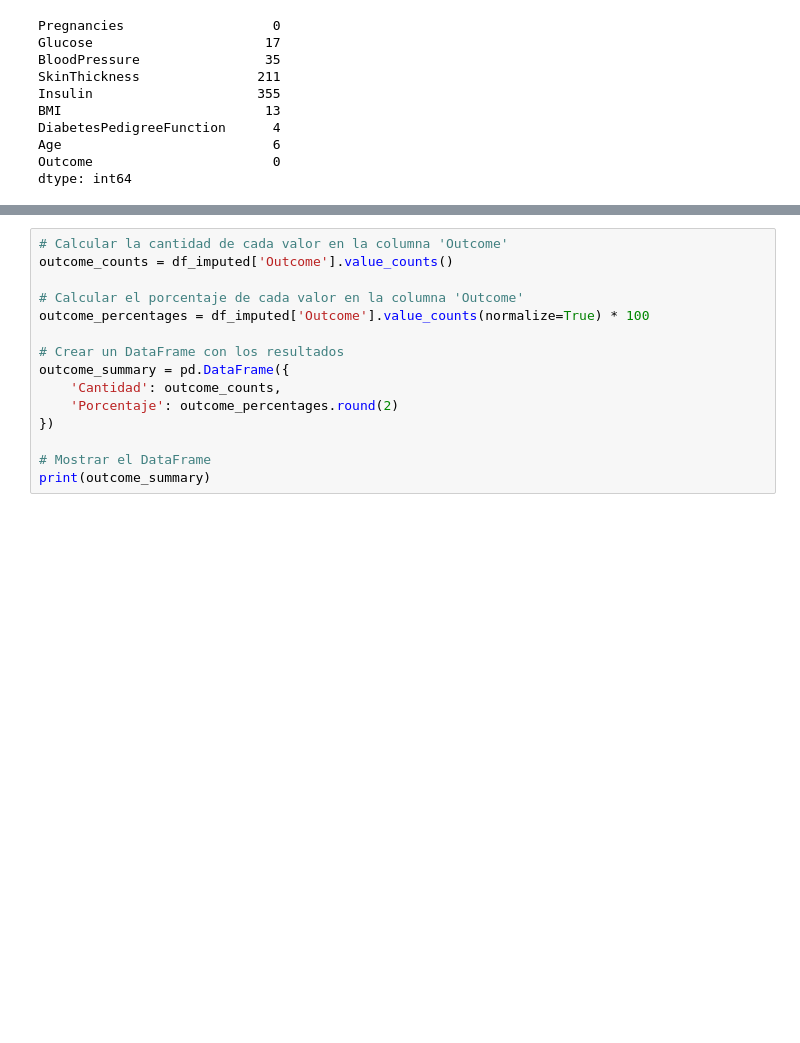
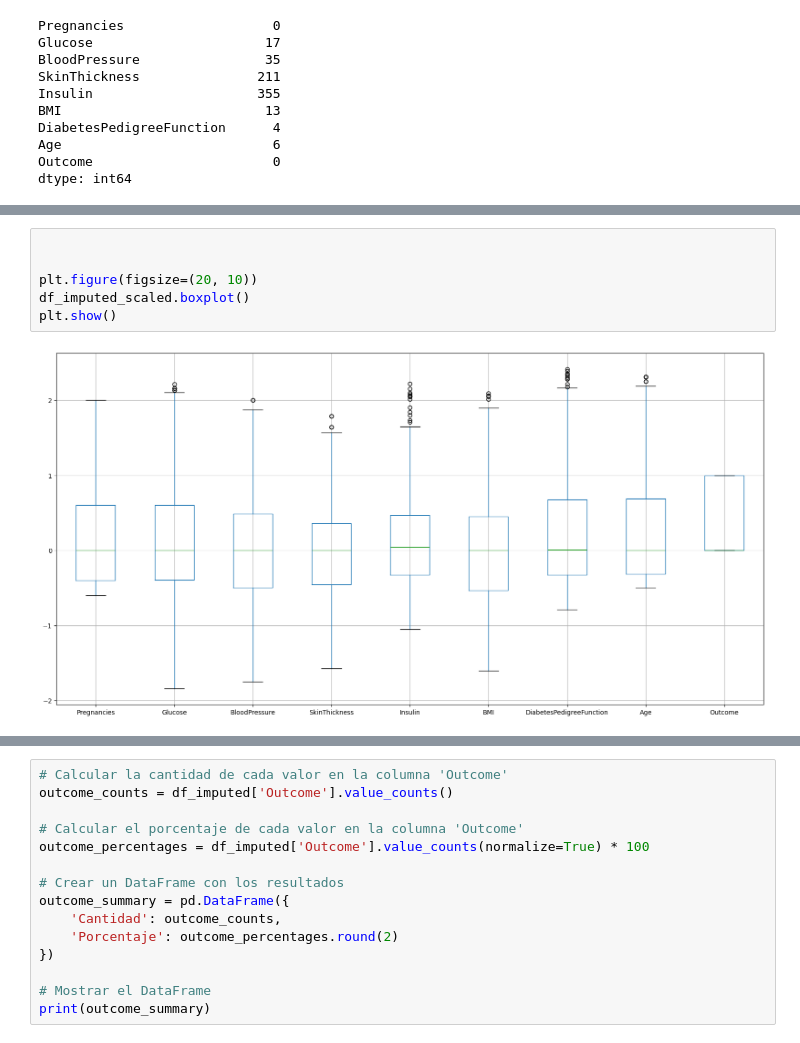
Before and after one commit to Cristobal-Yob/taller-final-pre, a Jupyter notebook: Taller3.ipynb, the cells around one changed output, grey strips where cells are left out. Saved outputs shown, nothing was run; the diff lists cells and outputs as text; blank space fills up the shorter version.

```diff
--- a/Taller3.ipynb
+++ b/Taller3.ipynb
@@ -220,6 +245,14 @@ DiabetesPedigreeFunction    0
 Age                         0
 Outcome                     0
 dtype: int64
+# %%
+
+
+plt.figure(figsize=(20, 10))
+df_imputed_scaled.boxplot()
+plt.show()
+# %% [output]
+[figure, added]
 # %%
 # Generar histogramas para cada variable en df_imputed
 # Generar gráficos en parejas para cada variable en df_filtered y df_imputed
```
Also changed, not shown: parts of 38 cells of this notebook.
